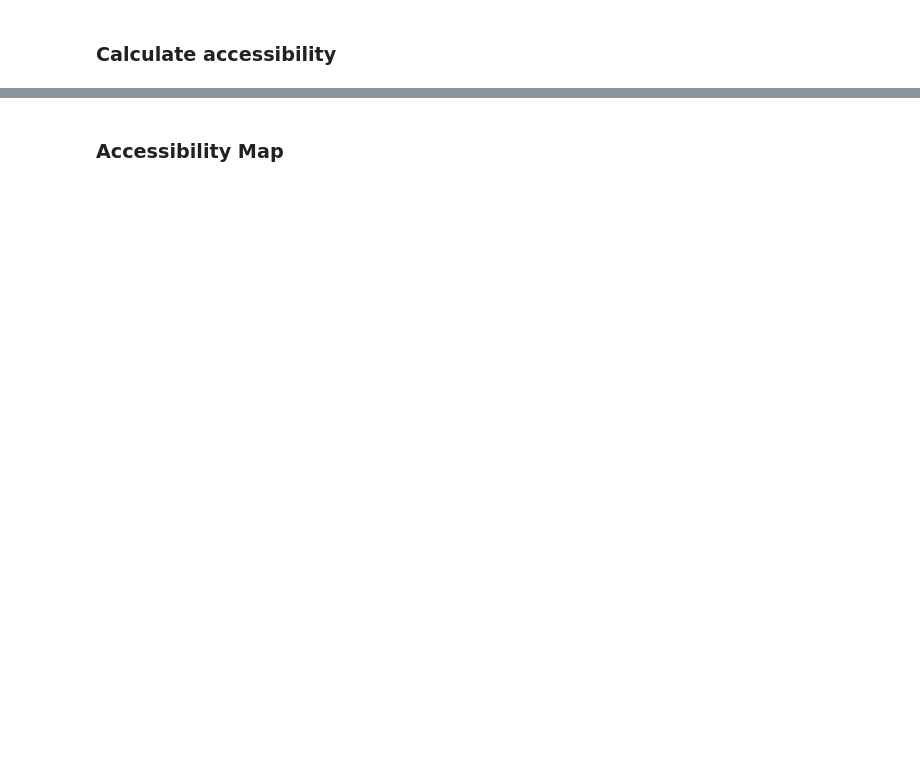
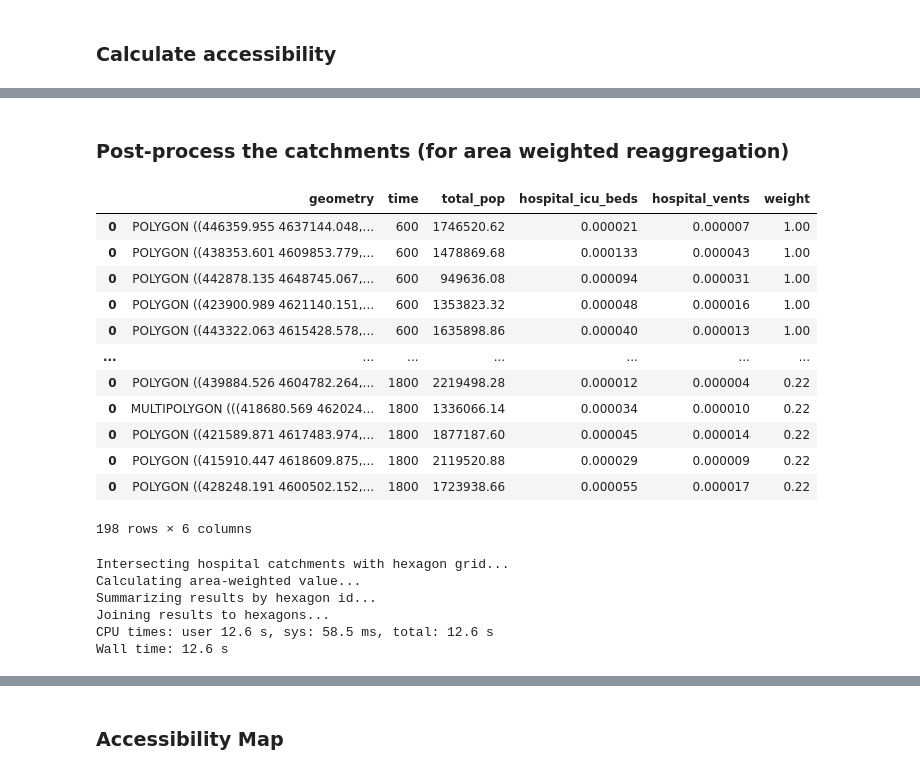
Before and after one commit to benjamincordola/RPr-Kang-2020, a Jupyter notebook: procedure/code/03-COVID-19Acc-Reanalysis.ipynb, the cells around one changed output, grey strips where cells are left out. Cells and saved outputs as stored; diff of their text form; code cells hidden in the pictures; blank space fills up the shorter version.

Commit message:
Kang work in lab
cleaning up code,
got area weighted reaggregation to work

```diff
--- a/procedure/code/03-COVID-19Acc-Reanalysis.ipynb
+++ b/procedure/code/03-COVID-19Acc-Reanalysis.ipynb
@@ -912,3 +954,36 @@ Wall time: 17.6 s
+# %% [markdown]
+### Post-process the catchments (for area weighted reaggregation)
+# %%
+# add weight field to each catchment polygon
+for i in range(len(weights)):
+    catchments[i]['weight'] = weights[i]
+# combine the three sets of catchment polygons into one geodataframe
+geocatchments = pd.concat([catchments[0], catchments[1], catchments[2]])
+geocatchments
+# %% [output]
+|  | geometry | time | total_pop | hospital_icu_beds | hospital_vents | weight |
+| 0 | POLYGON ((446359.955 4637144.048,... | 600 | 1746520.62 | 0.000021 | 0.000007 | 1.00 |
+| 0 | POLYGON ((438353.601 4609853.779,... | 600 | 1478869.68 | 0.000133 | 0.000043 | 1.00 |
+| 0 | POLYGON ((442878.135 4648745.067,... | 600 | 949636.08 | 0.000094 | 0.000031 | 1.00 |
+| 0 | POLYGON ((423900.989 4621140.151,... | 600 | 1353823.32 | 0.000048 | 0.000016 | 1.00 |
+| 0 | POLYGON ((443322.063 4615428.578,... | 600 | 1635898.86 | 0.000040 | 0.000013 | 1.00 |
+| ... | ... | ... | ... | ... | ... | ... |
+| 0 | POLYGON ((439884.526 4604782.264,... | 1800 | 2219498.28 | 0.000012 | 0.000004 | 0.22 |
+| 0 | MULTIPOLYGON (((418680.569 462024... | 1800 | 1336066.14 | 0.000034 | 0.000010 | 0.22 |
+| 0 | POLYGON ((421589.871 4617483.974,... | 1800 | 1877187.60 | 0.000045 | 0.000014 | 0.22 |
+| 0 | POLYGON ((415910.447 4618609.875,... | 1800 | 2119520.88 | 0.000029 | 0.000009 | 0.22 |
+| 0 | POLYGON ((428248.191 4600502.152,... | 1800 | 1723938.66 | 0.000055 | 0.000017 | 0.22 |
+198 rows × 6 columns
+# %%
+%%time
+result = overlapping_function(grid_file, catchments, resource, weights, num_proc)
+# %% [output]
+Intersecting hospital catchments with hexagon grid...
+Calculating area-weighted value...
+Summarizing results by hexagon id...
+Joining results to hexagons...
+CPU times: user 12.6 s, sys: 58.5 ms, total: 12.6 s
+Wall time: 12.6 s
 # %%
 %%time
 result = normalization (result, resource)
```
Also changed, not shown: parts of 30 cells of this notebook.
